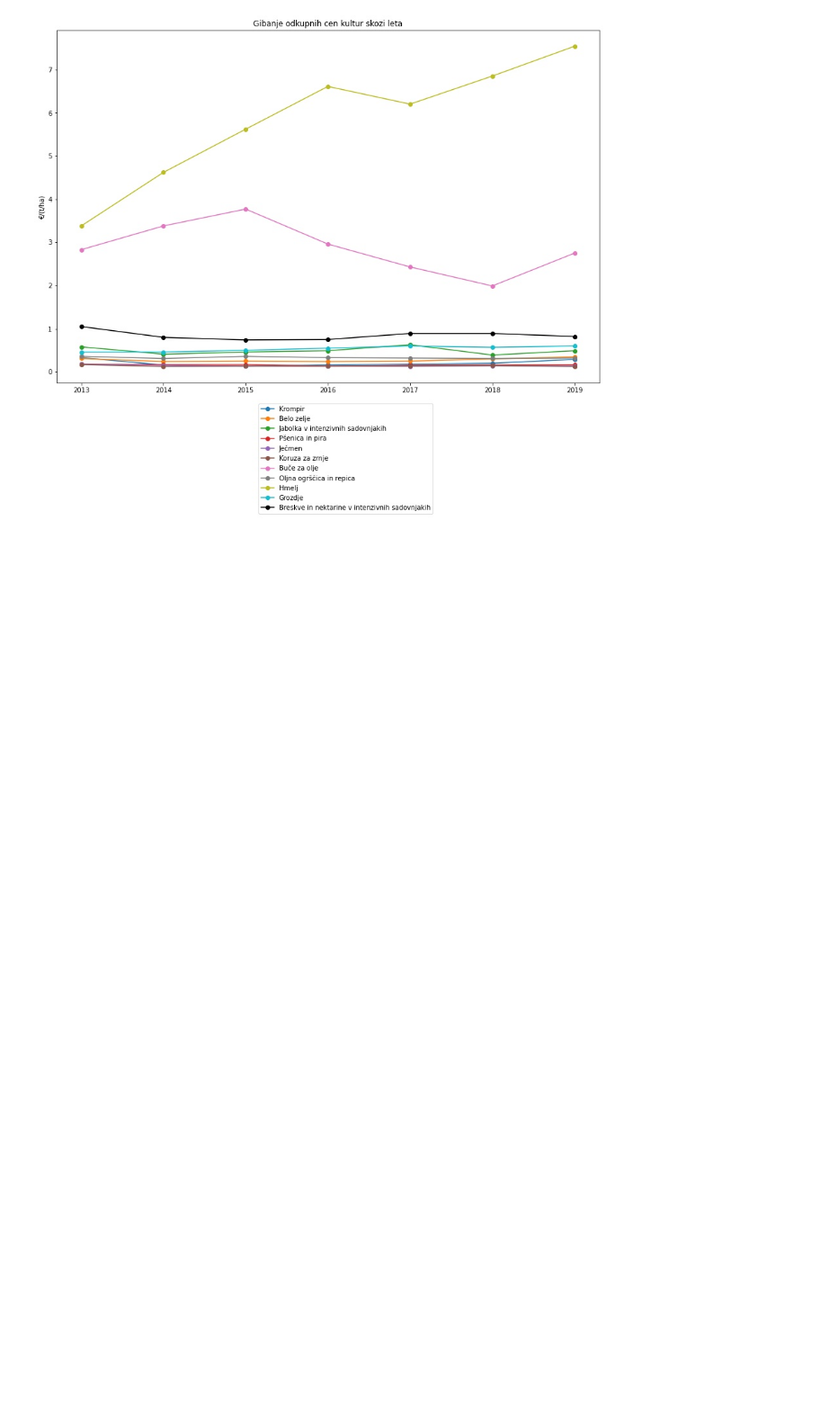
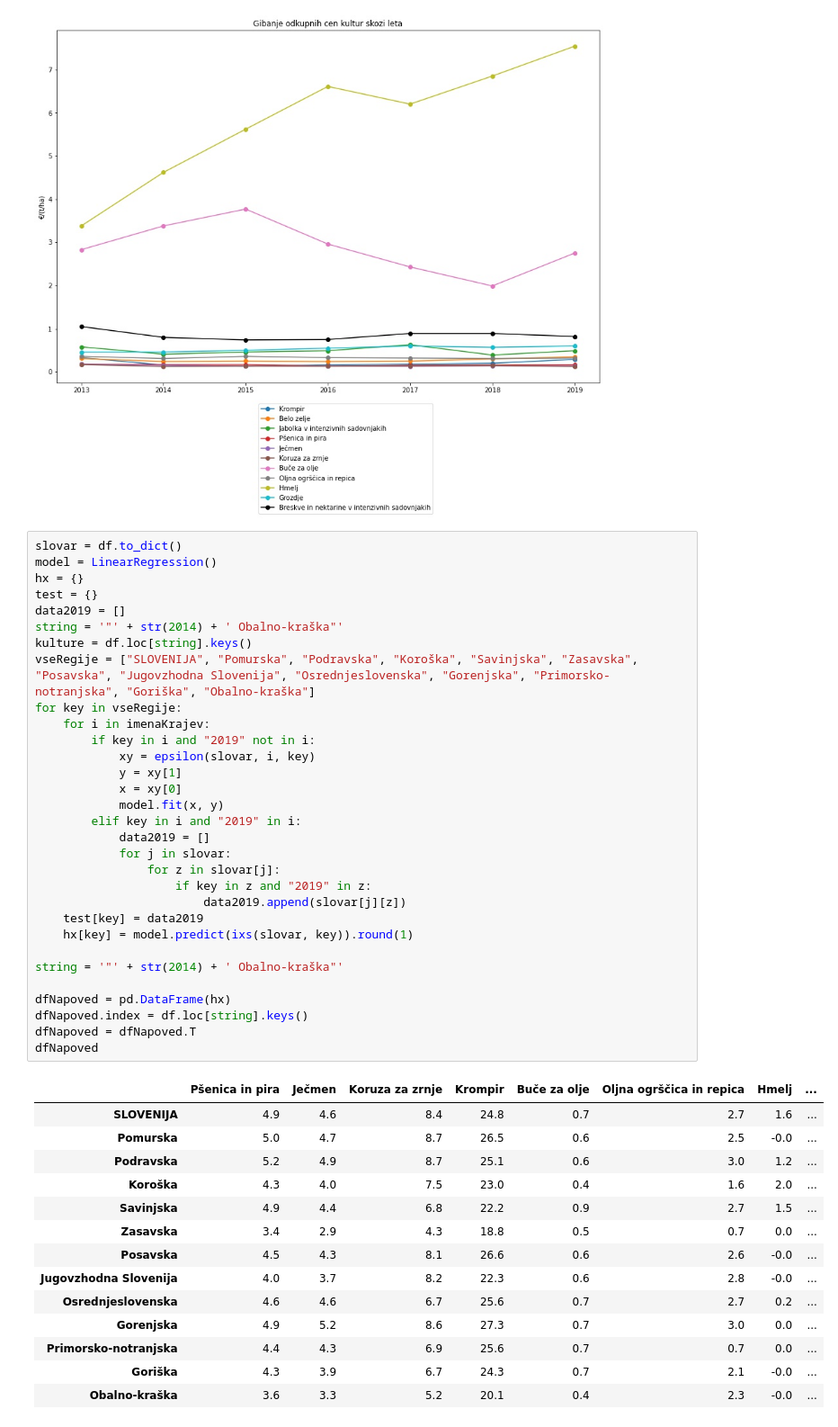
Before and after one commit to friderikceljski/PR21GRMKNR, a Jupyter notebook: Projekt.ipynb, the cells around one changed output. Shown at 90% size. Drawn from its saved outputs; the diff is of its cells as text; blank space fills up the shorter version.

```diff
--- a/Projekt.ipynb
+++ b/Projekt.ipynb
@@ -877,3 +955,49 @@ plt.title("Gibanje odkupnih cen kultur skozi leta")
 plt.show()
 # %% [output]
 [figure]
+# %%
+slovar = df.to_dict()
+model = LinearRegression()
+hx = {}
+test = {}
+data2019 = []
+string = '"' + str(2014) + ' Obalno-kraška"'
+kulture = df.loc[string].keys()
+vseRegije = ["SLOVENIJA", "Pomurska", "Podravska", "Koroška", "Savinjska", "Zasavska", "Posavska", "Jugovzhodna Slovenija", "Osrednjeslovenska", "Gorenjska", "Primorsko-notranjska", "Goriška", "Obalno-kraška"]
+for key in vseRegije:
+    for i in imenaKrajev:
+        if key in i and "2019" not in i:
+            xy = epsilon(slovar, i, key)
+            y = xy[1]
+            x = xy[0]
+            model.fit(x, y)
+        elif key in i and "2019" in i:
+            data2019 = []
+            for j in slovar:
+                for z in slovar[j]:
+                    if key in z and "2019" in z:
+                        data2019.append(slovar[j][z])
+    test[key] = data2019
+    hx[key] = model.predict(ixs(slovar, key)).round(1)
+
+string = '"' + str(2014) + ' Obalno-kraška"'
+
+dfNapoved = pd.DataFrame(hx)
+dfNapoved.index = df.loc[string].keys()
+dfNapoved = dfNapoved.T
+dfNapoved
+# %% [output]
+|  | Pšenica in pira | Ječmen | Koruza za zrnje | Krompir | Buče za olje | Oljna ogrščica in repica | Hmelj | ... |
+| SLOVENIJA | 4.9 | 4.6 | 8.4 | 24.8 | 0.7 | 2.7 | 1.6 | ... |
+| Pomurska | 5.0 | 4.7 | 8.7 | 26.5 | 0.6 | 2.5 | -0.0 | ... |
+| Podravska | 5.2 | 4.9 | 8.7 | 25.1 | 0.6 | 3.0 | 1.2 | ... |
+| Koroška | 4.3 | 4.0 | 7.5 | 23.0 | 0.4 | 1.6 | 2.0 | ... |
+| Savinjska | 4.9 | 4.4 | 6.8 | 22.2 | 0.9 | 2.7 | 1.5 | ... |
+| Zasavska | 3.4 | 2.9 | 4.3 | 18.8 | 0.5 | 0.7 | 0.0 | ... |
+| Posavska | 4.5 | 4.3 | 8.1 | 26.6 | 0.6 | 2.6 | -0.0 | ... |
+| Jugovzhodna Slovenija | 4.0 | 3.7 | 8.2 | 22.3 | 0.6 | 2.8 | -0.0 | ... |
+| Osrednjeslovenska | 4.6 | 4.6 | 6.7 | 25.6 | 0.7 | 2.7 | 0.2 | ... |
+| Gorenjska | 4.9 | 5.2 | 8.6 | 27.3 | 0.7 | 3.0 | 0.0 | ... |
+| Primorsko-notranjska | 4.4 | 4.3 | 6.9 | 25.6 | 0.7 | 0.7 | 0.0 | ... |
+| Goriška | 4.3 | 3.9 | 6.7 | 24.3 | 0.7 | 2.1 | -0.0 | ... |
+| Obalno-kraška | 3.6 | 3.3 | 5.2 | 20.1 | 0.4 | 2.3 | -0.0 | ... |
```
Also changed, not shown: parts of 7 cells of this notebook, 1 other file.
